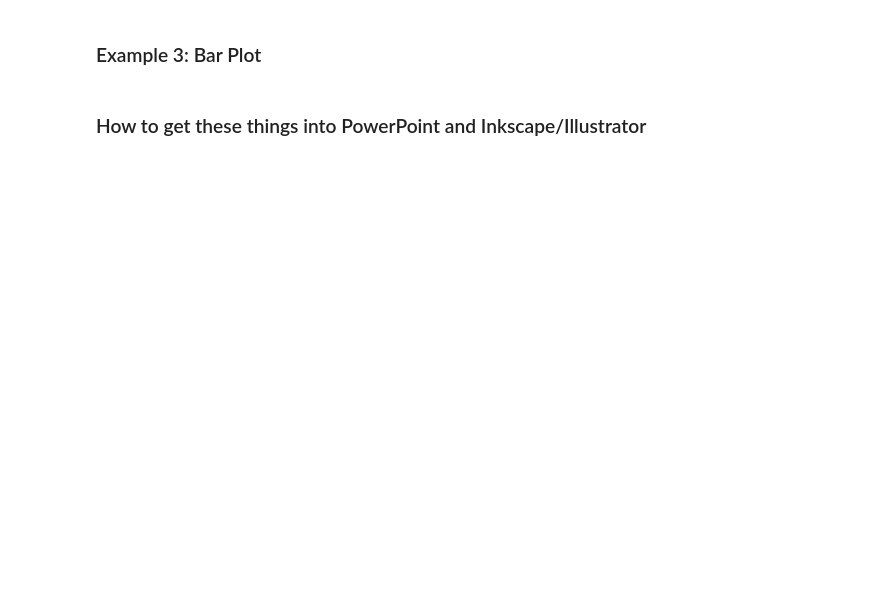
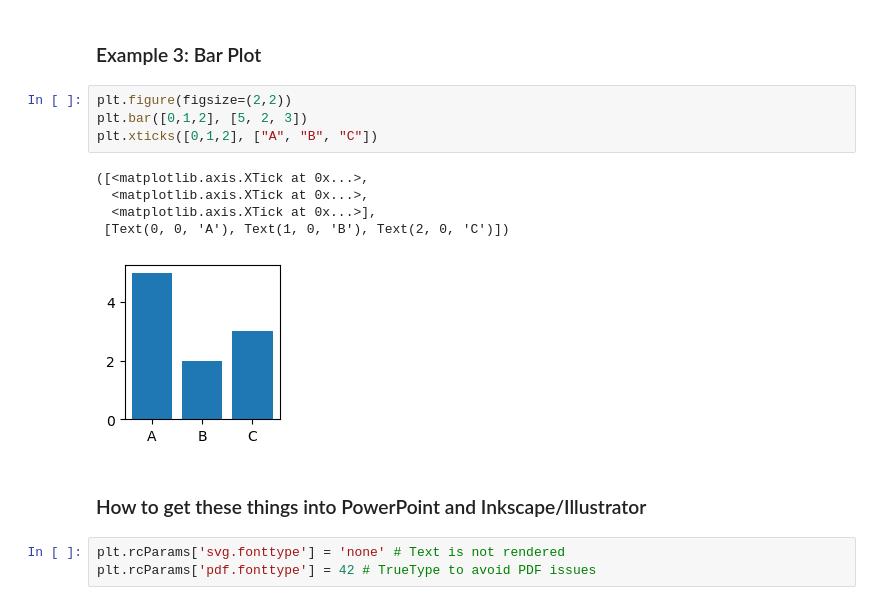
Before and after one commit to anki-xyz/beginner2026, a Jupyter notebook: notebooks/Day 3 - Introduction to numpy, pandas and matplotlib.ipynb, the cells around one changed output. Saved outputs shown, nothing was run; the diff lists cells and outputs as text; blank space fills up the shorter version.

```diff
--- a/notebooks/Day 3 - Introduction to numpy, pandas and matplotlib.ipynb
+++ b/notebooks/Day 3 - Introduction to numpy, pandas and matplotlib.ipynb
@@ -130,4 +327,17 @@ Name: 0, dtype: object
 # %% [markdown]
 ### Example 3: Bar Plot
+# %%
+plt.figure(figsize=(2,2))
+plt.bar([0,1,2], [5, 2, 3])
+plt.xticks([0,1,2], ["A", "B", "C"])
+# %% [output]
+([<matplotlib.axis.XTick at 0x...>,
+  <matplotlib.axis.XTick at 0x...>,
+  <matplotlib.axis.XTick at 0x...>],
+ [Text(0, 0, 'A'), Text(1, 0, 'B'), Text(2, 0, 'C')])
+[figure, added]
 # %% [markdown]
 ### How to get these things into PowerPoint and Inkscape/Illustrator
+# %%
+plt.rcParams['svg.fonttype'] = 'none' # Text is not rendered
+plt.rcParams['pdf.fonttype'] = 42 # TrueType to avoid PDF issues
```
Also changed, not shown: parts of 49 cells of this notebook, 9 other files.
